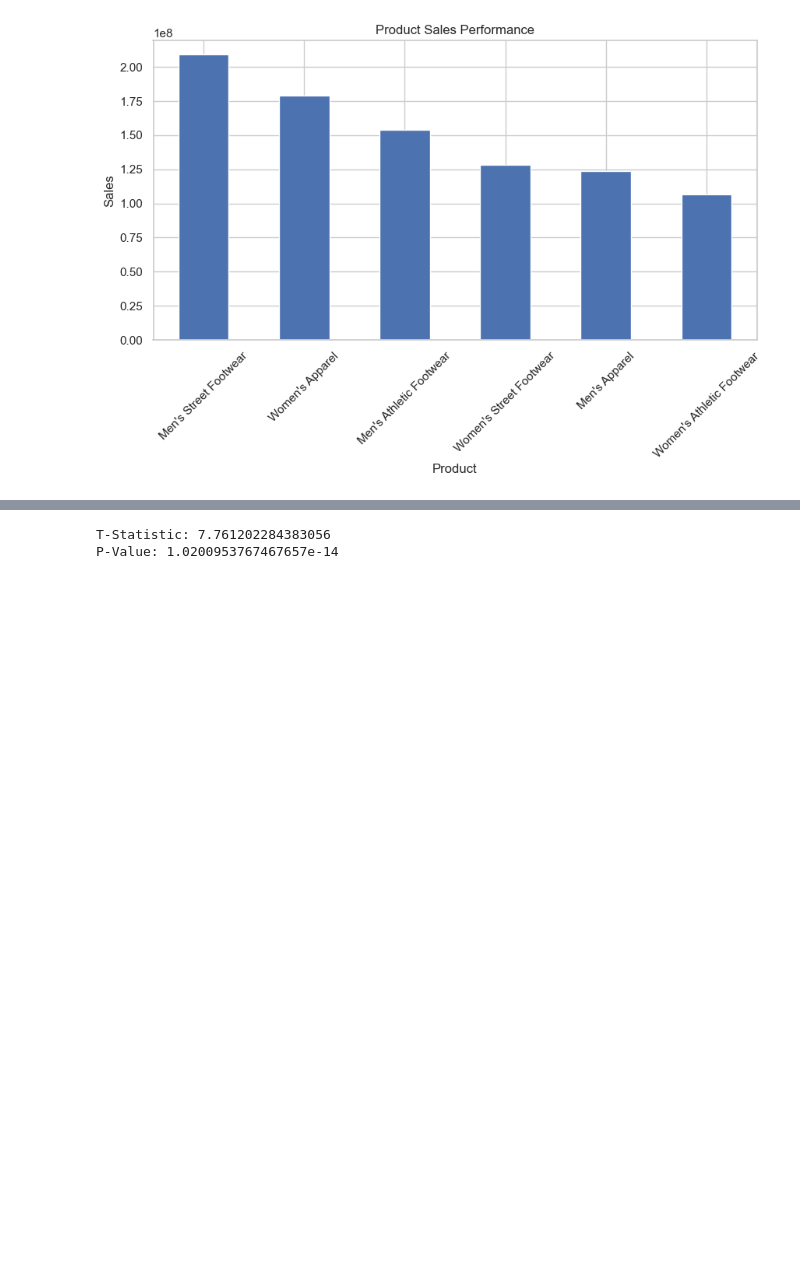
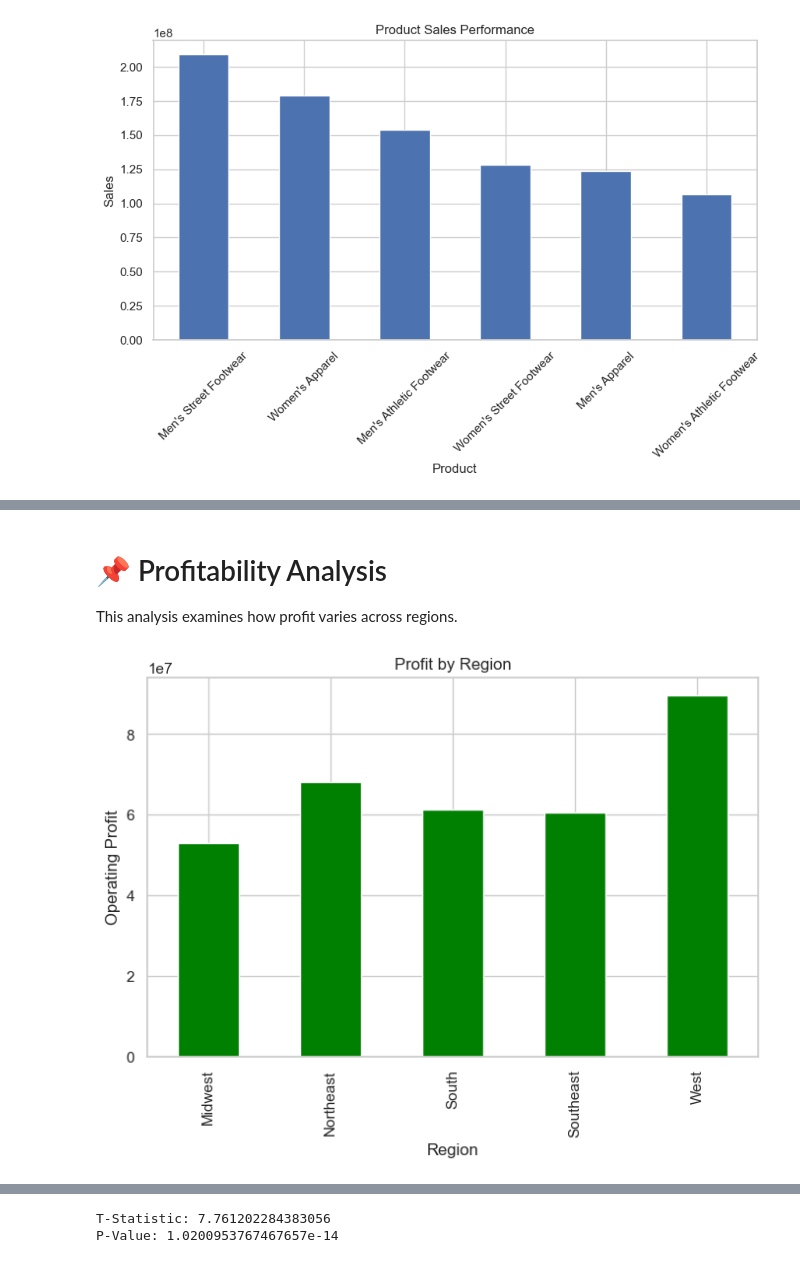
Before and after one commit to Rakshitha572/Task_4_DataStoryTelling_StatisticalValidation, a Jupyter notebook: notebooks/statistical_validation.ipynb, the cells around one changed output, grey strips where cells are left out. Cells and saved outputs as stored; diff of their text form; code cells hidden in the pictures; blank space fills up the shorter version.

```diff
--- a/notebooks/statistical_validation.ipynb
+++ b/notebooks/statistical_validation.ipynb
@@ -88 +216,19 @@ plt.show()
+# %% [markdown]
+# 📌 Profitability Analysis
+
+This analysis examines how profit varies across regions.
+# %%
+profit_region = df.groupby('Region')['Operating Profit'].sum()
+
+plt.figure(figsize=(8,5))
+
+profit_region.plot(kind='bar', color='green')
+
+plt.title("Profit by Region")
+
+plt.ylabel("Operating Profit")
+
+plt.show()
+# %% [output]
+[figure, added]
 # %% [markdown]
```
Also changed, not shown: parts of 34 cells of this notebook, 1 other file.
